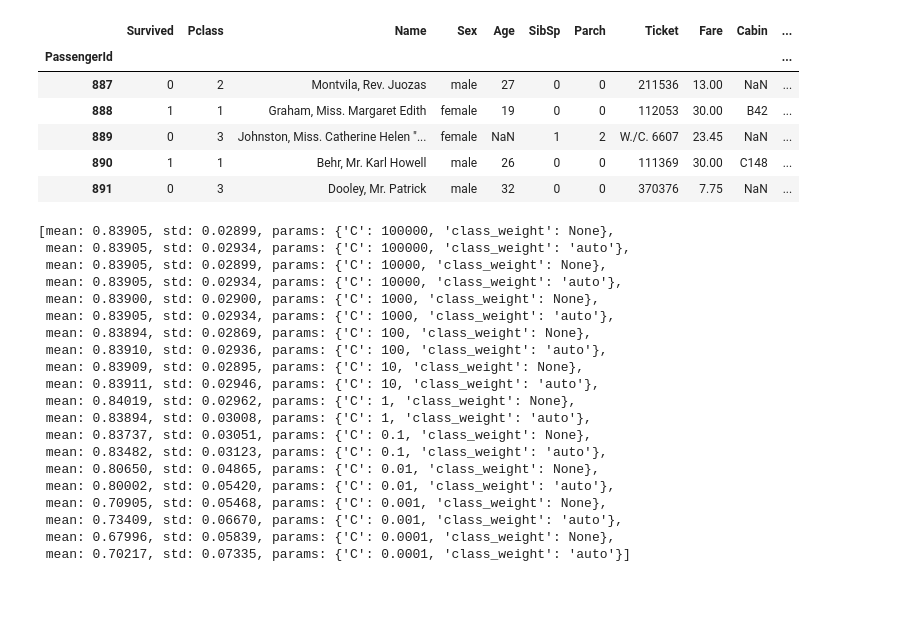
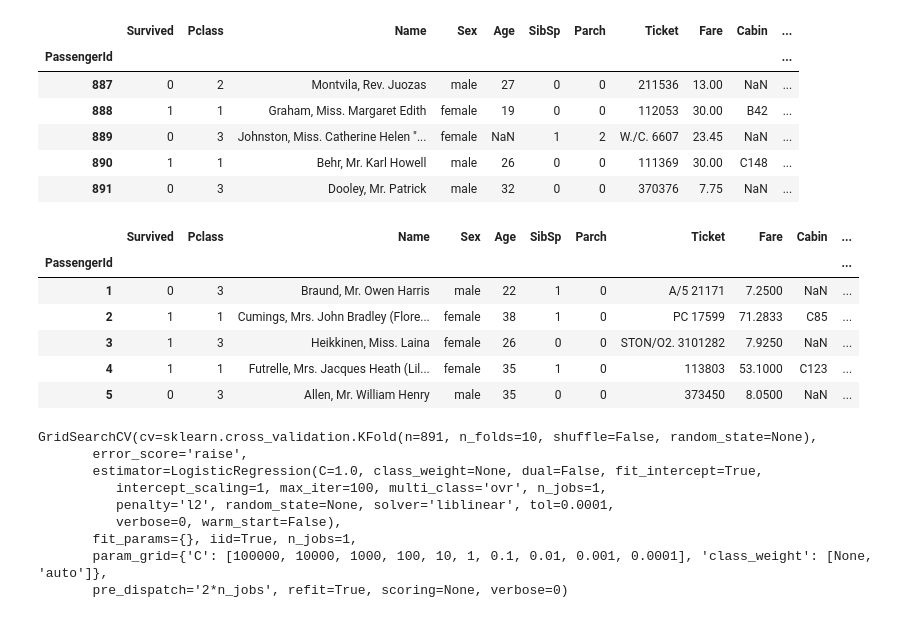
Before and after one commit to ColinJClemence/DataScienceStuff, a Jupyter notebook: curriculum/week-04/4.2-lab/code/week4-4.2-demo2.ipynb, the cells around one changed output. Saved outputs shown, nothing was run; the diff lists cells and outputs as text; code cells hidden in the pictures.

```diff
--- a/curriculum/week-04/4.2-lab/code/week4-4.2-demo2.ipynb
+++ b/curriculum/week-04/4.2-lab/code/week4-4.2-demo2.ipynb
@@ -138,39 +211,37 @@ titanic.tail()
 titanic['Age'] = titanic.groupby(["Sex", 'Pclass']).Age.transform(lambda x: x.fillna(x.mean()))
 titanic['had_parents'] = titanic.Parch.apply(lambda x: 1 if x > 0 else 0)
 titanic['had_siblings'] = titanic.SibSp.apply(lambda x: 1 if x > 0 else 0)
+# %%
+titanic.head()
+# %% [output]
+|  | Survived | Pclass | Name | Sex | Age | SibSp | Parch | Ticket | Fare | Cabin | ... |
+| PassengerId |  |  |  |  |  |  |  |  |  |  | ... |
+| 1 | 0 | 3 | Braund, Mr. Owen Harris | male | 22 | 1 | 0 | A/5 21171 | 7.2500 | NaN | ... |
+| 2 | 1 | 1 | Cumings, Mrs. John Bradley (Flore... | female | 38 | 1 | 0 | PC 17599 | 71.2833 | C85 | ... |
+| 3 | 1 | 3 | Heikkinen, Miss. Laina | female | 26 | 0 | 0 | STON/O2. 3101282 | 7.9250 | NaN | ... |
+| 4 | 1 | 1 | Futrelle, Mrs. Jacques Heath (Lil... | female | 35 | 1 | 0 | 113803 | 53.1000 | C123 | ... |
+| 5 | 0 | 3 | Allen, Mr. William Henry | male | 35 | 0 | 0 | 373450 | 8.0500 | NaN | ... |
 # %%
 from sklearn import grid_search, cross_validation
 
 feature_set = titanic[['is_male', 1, 2, 'Fare', 'Age', 'had_parents', 'had_siblings']]
+
 gs = grid_search.GridSearchCV(
     estimator=LogisticRegression(),
     param_grid={'C': [10**-i for i in range(-5, 5)], 'class_weight': [None, 'auto']},
-    cv=cross_validation.KFold(n=len(titanic), n_folds=10),
-    scoring='roc_auc'
+    cv=cross_validation.KFold(n=len(titanic), n_folds=10) #scoring='roc_auc'
 )
 
 
 gs.fit(feature_set, titanic.Survived)
-gs.grid_scores_
-#print gs.best_estimator_
+#print gs.grid_scores_
 # %% [output]
-[mean: 0.83905, std: 0.02899, params: {'C': 100000, 'class_weight': None},
- mean: 0.83905, std: 0.02934, params: {'C': 100000, 'class_weight': 'auto'},
- mean: 0.83905, std: 0.02899, params: {'C': 10000, 'class_weight': None},
- mean: 0.83905, std: 0.02934, params: {'C': 10000, 'class_weight': 'auto'},
- mean: 0.83900, std: 0.02900, params: {'C': 1000, 'class_weight': None},
- mean: 0.83905, std: 0.02934, params: {'C': 1000, 'class_weight': 'auto'},
- mean: 0.83894, std: 0.02869, params: {'C': 100, 'class_weight': None},
- mean: 0.83910, std: 0.02936, params: {'C': 100, 'class_weight': 'auto'},
- mean: 0.83909, std: 0.02895, params: {'C': 10, 'class_weight': None},
- mean: 0.83911, std: 0.02946, params: {'C': 10, 'class_weight': 'auto'},
- mean: 0.84019, std: 0.02962, params: {'C': 1, 'class_weight': None},
- mean: 0.83894, std: 0.03008, params: {'C': 1, 'class_weight': 'auto'},
- mean: 0.83737, std: 0.03051, params: {'C': 0.1, 'class_weight': None},
- mean: 0.83482, std: 0.03123, params: {'C': 0.1, 'class_weight': 'auto'},
- mean: 0.80650, std: 0.04865, params: {'C': 0.01, 'class_weight': None},
- mean: 0.80002, std: 0.05420, params: {'C': 0.01, 'class_weight': 'auto'},
- mean: 0.70905, std: 0.05468, params: {'C': 0.001, 'class_weight': None},
- mean: 0.73409, std: 0.06670, params: {'C': 0.001, 'class_weight': 'auto'},
- mean: 0.67996, std: 0.05839, params: {'C': 0.0001, 'class_weight': None},
- mean: 0.70217, std: 0.07335, params: {'C': 0.0001, 'class_weight': 'auto'}]
+GridSearchCV(cv=sklearn.cross_validation.KFold(n=891, n_folds=10, shuffle=False, random_state=None),
+       error_score='raise',
+       estimator=LogisticRegression(C=1.0, class_weight=None, dual=False, fit_intercept=True,
+          intercept_scaling=1, max_iter=100, multi_class='ovr', n_jobs=1,
+          penalty='l2', random_state=None, solver='liblinear', tol=0.0001,
+          verbose=0, warm_start=False),
+       fit_params={}, iid=True, n_jobs=1,
+       param_grid={'C': [100000, 10000, 1000, 100, 10, 1, 0.1, 0.01, 0.001, 0.0001], 'class_weight': [None, 'auto']},
+       pre_dispatch='2*n_jobs', refit=True, scoring=None, verbose=0)
```
Also changed, not shown: parts of 18 cells of this notebook.
